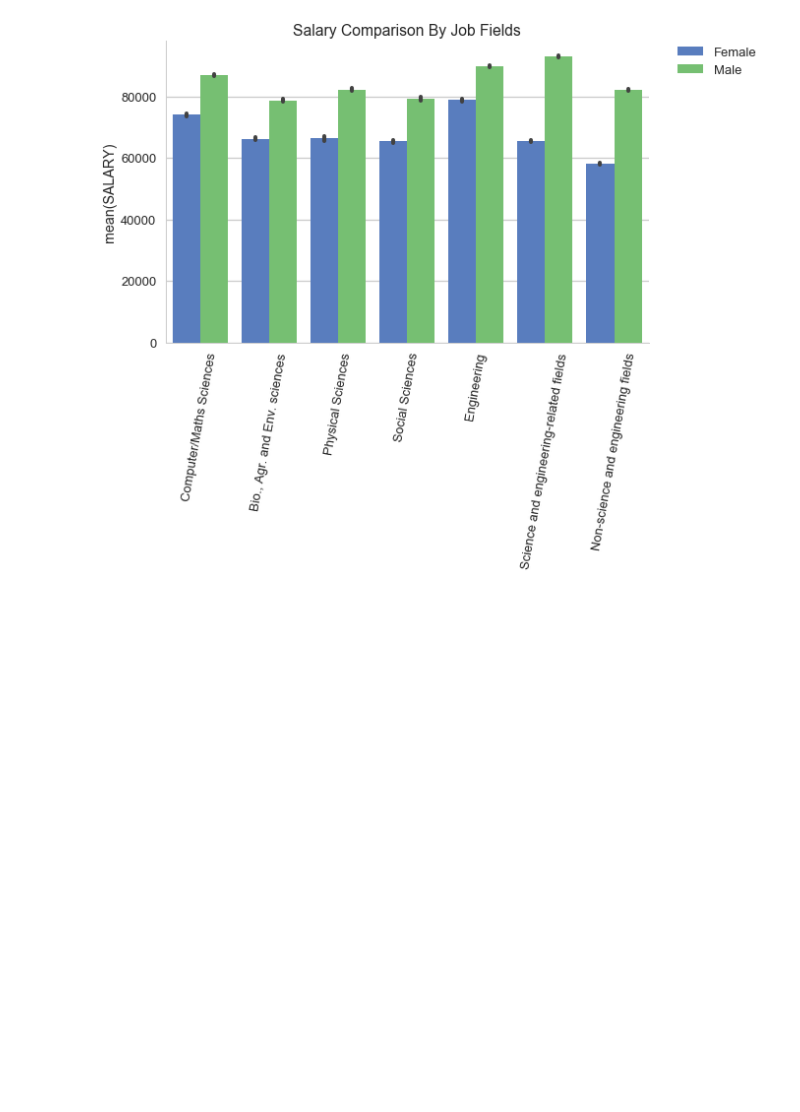
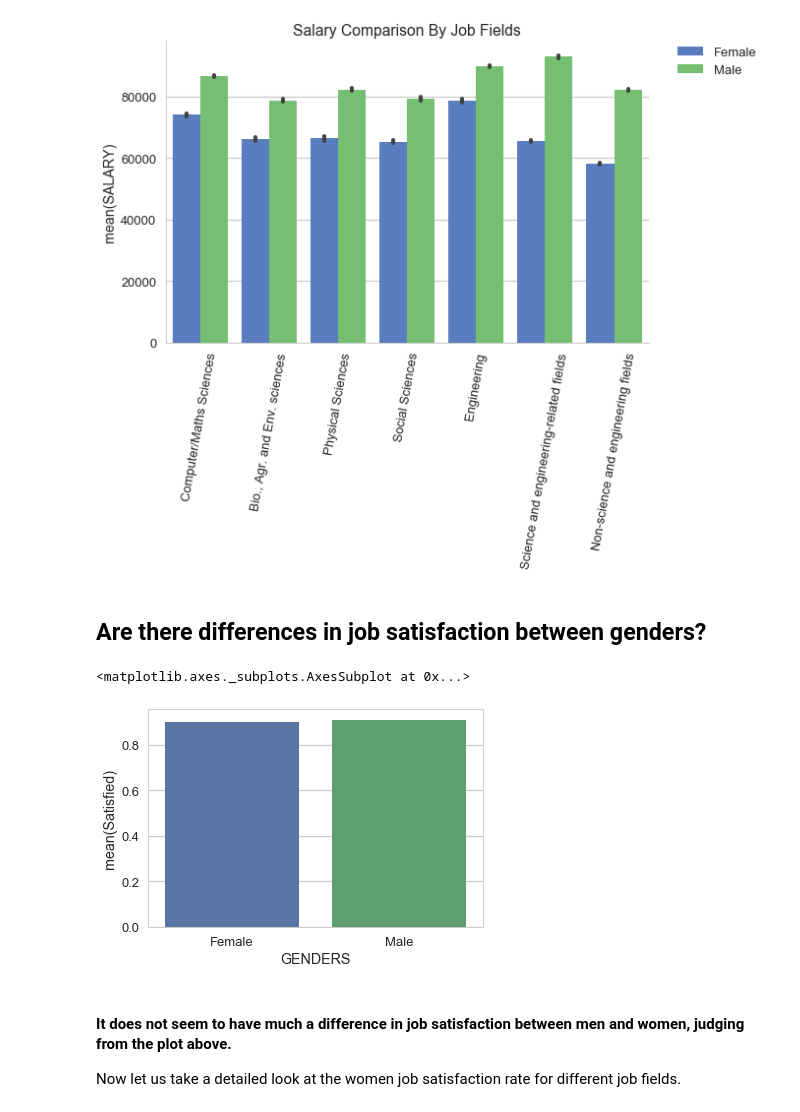
Before and after one commit to shuojiashi/women_in_stem, a Jupyter notebook: notebooks/HigherEdEDA_upload.ipynb, the cells around one changed output. Saved outputs shown, nothing was run; the diff lists cells and outputs as text; code cells hidden in the pictures; blank space fills up the shorter version.

```diff
--- a/notebooks/HigherEdEDA_upload.ipynb
+++ b/notebooks/HigherEdEDA_upload.ipynb
@@ -389,3 +402,16 @@ sns.despine()
 plt.tight_layout()
 # %% [output]
 [figure]
+# %% [markdown]
+## Are there differences in job satisfaction between genders? ##
+# %%
+#how many people are satisfied with their jobs
+df_graduate_satisfy = df.groupby('GENDERS')['JobSatis'].value_counts(normalize=True).unstack().reset_index()
+sns.barplot(x='GENDERS', y='Satisfied', data=df_graduate_satisfy)
+# %% [output]
+<matplotlib.axes._subplots.AxesSubplot at 0x...>
+[figure, added]
+# %% [markdown]
+#### It does not seem to have much a difference in job satisfaction between men and women, judging from the plot above. ####
+
+Now let us take a detailed look at the women job satisfaction rate for different job fields.
```
Also changed, not shown: parts of 47 cells of this notebook.
